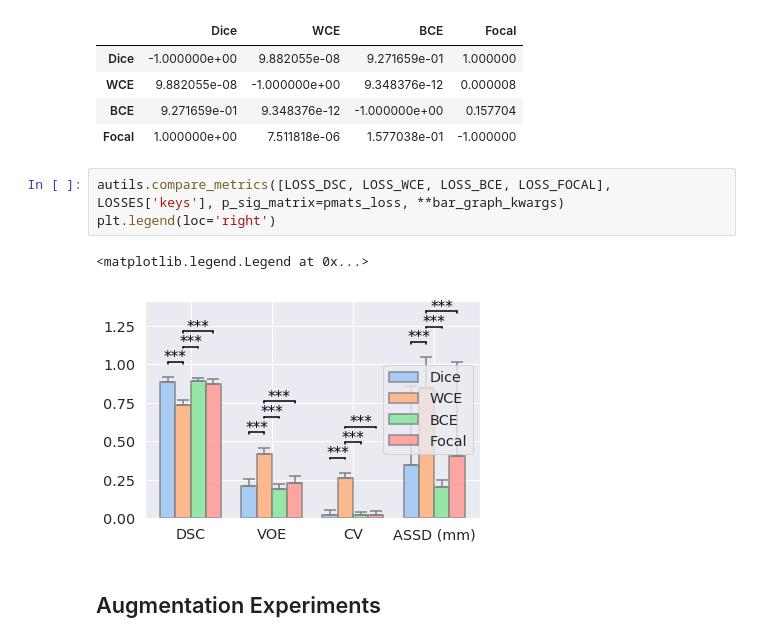
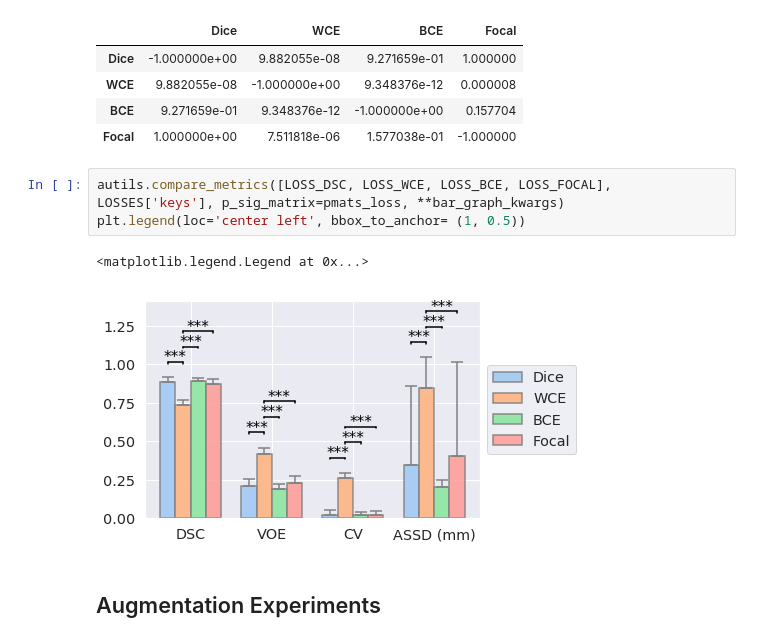
Before and after one commit to ad12/MedSegPy, a Jupyter notebook: analysis/exp_graphs.ipynb, the cells around one changed output. Drawn from its saved outputs; the diff is of its cells as text.

```diff
--- a/analysis/exp_graphs.ipynb
+++ b/analysis/exp_graphs.ipynb
@@ -135,10 +135,10 @@ assd:
 | Focal | 1.000000e+00 | 7.511818e-06 | 1.577038e-01 | -1.000000 |
 # %%
 autils.compare_metrics([LOSS_DSC, LOSS_WCE, LOSS_BCE, LOSS_FOCAL], LOSSES['keys'], p_sig_matrix=pmats_loss, **bar_graph_kwargs)
-plt.legend(loc='right')
+plt.legend(loc='center left', bbox_to_anchor= (1, 0.5))
 # %% [output]
 <matplotlib.legend.Legend at 0x...>
-[figure, old version]
+[figure, new version]
 # %% [markdown]
 ## Augmentation Experiments
 # %%
```
Also changed, not shown: parts of 4 cells of this notebook.
